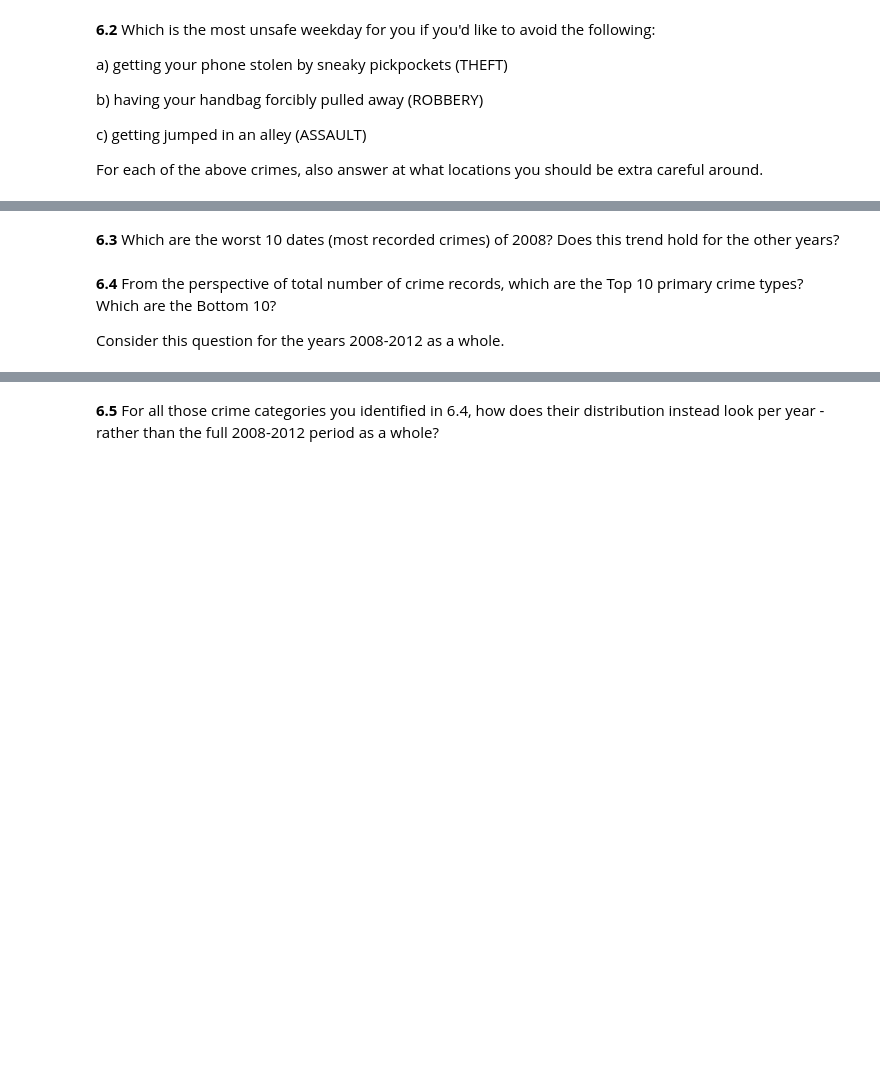
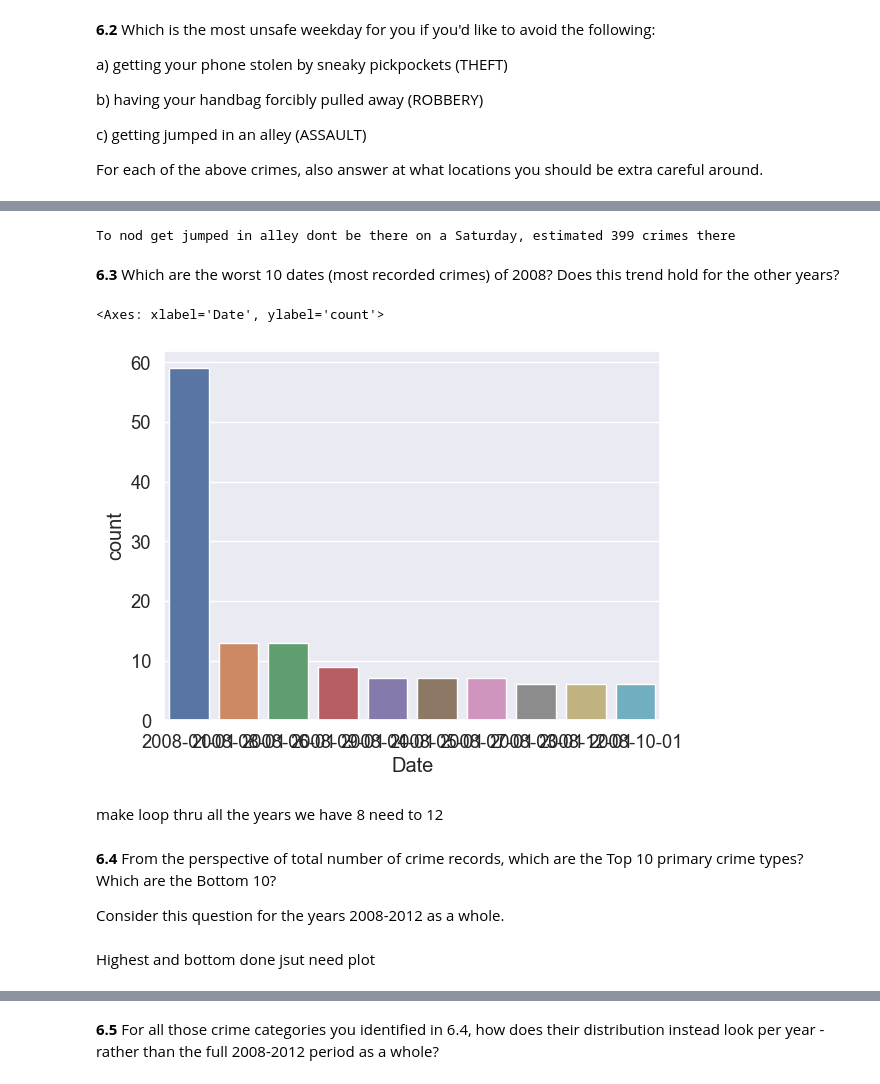
Before and after one commit to d0ndada/Chicago_Crime_Data_Analysis, a Jupyter notebook: chicago.ipynb, the cells around one changed output, grey strips where cells are left out. Saved outputs shown, nothing was run; the diff lists cells and outputs as text; code cells hidden in the pictures; blank space fills up the shorter version.

```diff
--- a/chicago.ipynb
+++ b/chicago.ipynb
@@ -553,0 +501,4 @@ Name: count, dtype: int64>
+# %%
+child_sex_crimes_08_12_df = domestic_true_08_to_12_df[domestic_true_08_to_12_df["Primary Type"] == "OFFENSE INVOLVING CHILDREN"].reset_index()
+child_sex_crimes_08_12_df =child_sex_crimes_08_12_df[child_sex_crimes_08_12_df["Description"].str.contains("SEX")]
+total_crimes_child_08_12 = child_sex_crimes_08_12_df["Description"].value_counts()
@@ -575,5 +720,27 @@ For each of the above crimes, also answer at what locations you should be extra
+# %%
+print(f"To nod get jumped in alley dont be there on a {unsafe_assault_alley_day}, estimated {unsafe_assault_alley_count} crimes there ")
+# %% [output]
+To nod get jumped in alley dont be there on a Saturday, estimated 399 crimes there
 # %% [markdown]
 **6.3** Which are the worst 10 dates (most recorded crimes) of 2008? Does this trend hold for the other years?
+# %%
+def ten_worst_dates(year):
+    filter_year = child_sex_crimes_08_12_df[child_sex_crimes_08_12_df["Year"] == year]
+    return pd.DataFrame(filter_year["Date"].dt.date.value_counts().head(10)).reset_index()
+# %%
+ten_worst_date_2008_df = ten_worst_dates(2008)
+ten_worst_date_2009_df = ten_worst_dates(2009)
+ten_worst_date_2010_df = ten_worst_dates(2010)
+ten_worst_date_2011_df = ten_worst_dates(2011)
+ten_worst_date_2012_df = ten_worst_dates(2012)
+# %%
+ten_worst_date_2008_df
+sns.barplot(ten_worst_date_2008_df ,x="Date", y="count")
+# %% [output]
+<Axes: xlabel='Date', ylabel='count'>
+[figure, added]
+# %% [markdown]
+make loop thru all the years we have 8 need to 12
 # %% [markdown]
 **6.4** From the perspective of total number of crime records, which are the Top 10 primary crime types? Which are the Bottom 10?
 
@@ -580,0 +752,2 @@ Consider this question for the years 2008-2012 as a whole.
+# %% [markdown]
+Highest and bottom done jsut need plot
```
Also changed, not shown: parts of 35 cells of this notebook.
